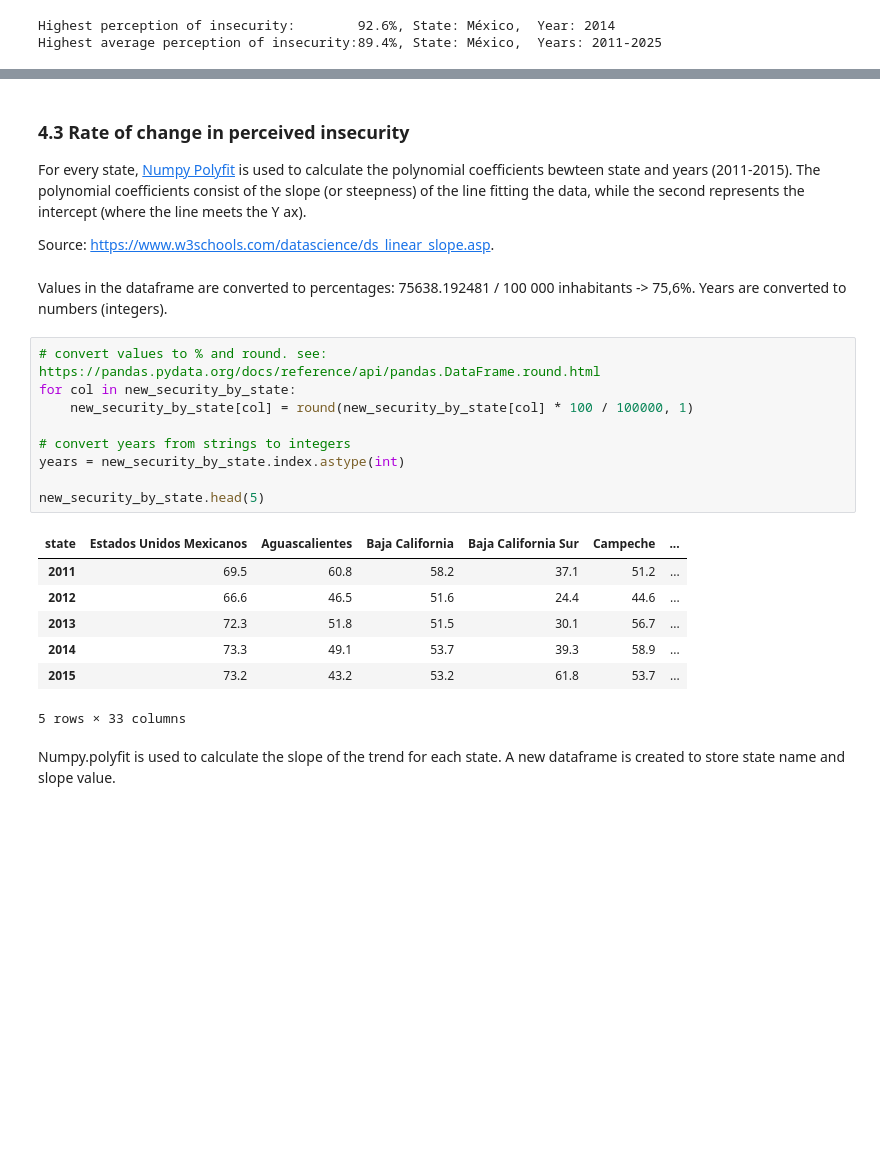
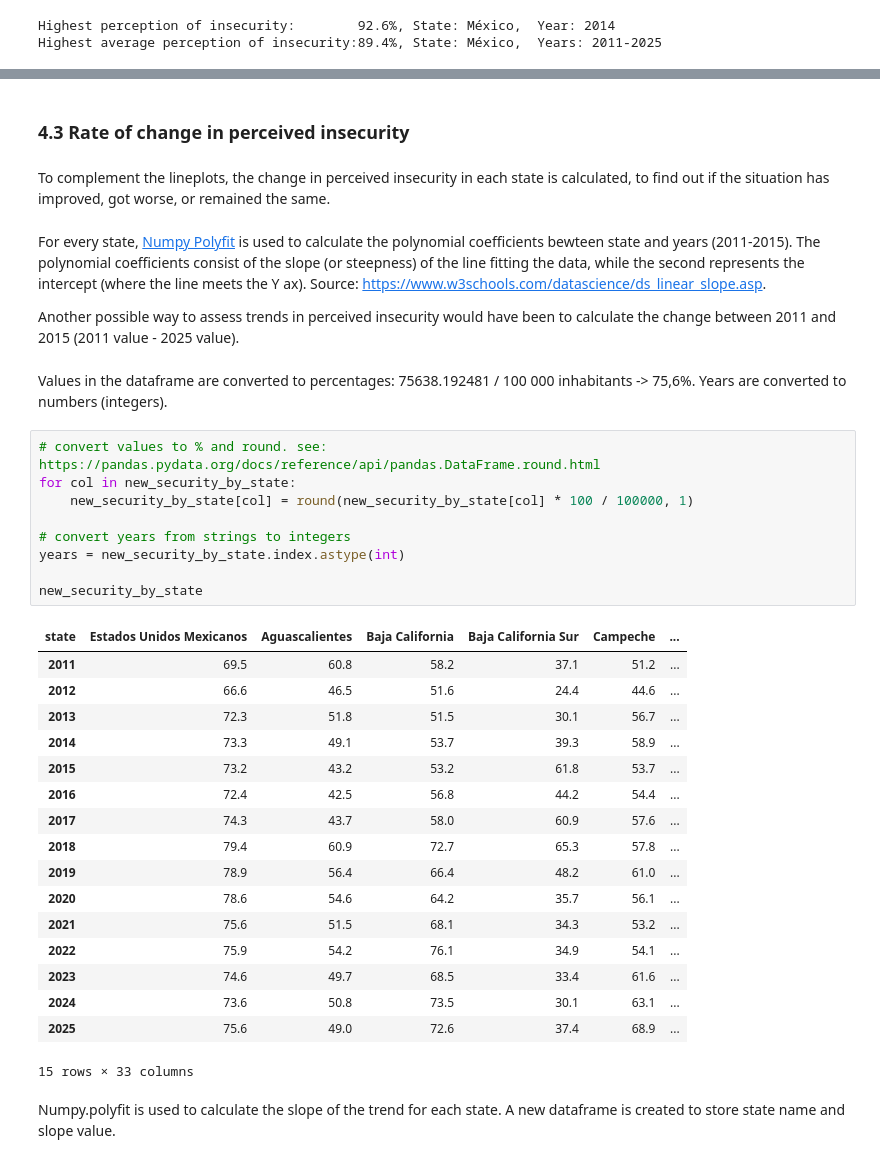
Before and after one commit to irenecelebrin/programming-for-data-analytics, a Jupyter notebook: project/project.ipynb, the cells around one changed output, grey strips where cells are left out. Saved outputs shown, nothing was run; the diff lists cells and outputs as text; blank space fills up the shorter version.

```diff
--- a/project/project.ipynb
+++ b/project/project.ipynb
@@ -632,29 +637,41 @@ To get more insights on individual states, more statistical calculations are car
+# %% [markdown]
+### 4.3 Rate of change in perceived insecurity
+# %% [markdown]
+To complement the lineplots, the change in perceived insecurity in each state is calculated, to find out if the situation has improved, got worse, or remained the same.
 # %% [markdown]
-### 4.3 Rate of change in perceived insecurity
+For every state, [Numpy Polyfit](https://numpy.org/doc/stable/reference/generated/numpy.polyfit.html) is used to calculate the polynomial coefficients bewteen state and years (2011-2015).
+The polynomial coefficients consist of the slope (or steepness) of the line fitting the data, while the second represents the intercept (where the line meets the Y ax). Source: https://www.w3schools.com/datascience/ds_linear_slope.asp.
 
-For every state, [Numpy Polyfit](https://numpy.org/doc/stable/reference/generated/numpy.polyfit.html) is used to calculate the polynomial coefficients bewteen state and years (2011-2015).
-The polynomial coefficients consist of the slope (or steepness) of the line fitting the data, while the second represents the intercept (where the line meets the Y ax).
-
-Source: https://www.w3schools.com/datascience/ds_linear_slope.asp.
+Another possible way to assess trends in perceived insecurity would have been to calculate the change between 2011 and 2015 (2011 value - 2025 value).
 # %% [markdown]
 Values in the dataframe are converted to percentages: 75638.192481 / 100 000 inhabitants -> 75,6%. Years are converted to numbers (integers).
 # %%
 # convert values to % and round. see: https://pandas.pydata.org/docs/reference/api/pandas.DataFrame.round.html
 for col in new_security_by_state:
     new_security_by_state[col] = round(new_security_by_state[col] * 100 / 100000, 1)
 
 # convert years from strings to integers
 years = new_security_by_state.index.astype(int)
 
-new_security_by_state.head(5)
+new_security_by_state
 # %% [output]
 | state | Estados Unidos Mexicanos | Aguascalientes | Baja California | Baja California Sur | Campeche | ... |
 | 2011 | 69.5 | 60.8 | 58.2 | 37.1 | 51.2 | ... |
 | 2012 | 66.6 | 46.5 | 51.6 | 24.4 | 44.6 | ... |
 | 2013 | 72.3 | 51.8 | 51.5 | 30.1 | 56.7 | ... |
 | 2014 | 73.3 | 49.1 | 53.7 | 39.3 | 58.9 | ... |
 | 2015 | 73.2 | 43.2 | 53.2 | 61.8 | 53.7 | ... |
+| 2016 | 72.4 | 42.5 | 56.8 | 44.2 | 54.4 | ... |
+| 2017 | 74.3 | 43.7 | 58.0 | 60.9 | 57.6 | ... |
+| 2018 | 79.4 | 60.9 | 72.7 | 65.3 | 57.8 | ... |
+| 2019 | 78.9 | 56.4 | 66.4 | 48.2 | 61.0 | ... |
+| 2020 | 78.6 | 54.6 | 64.2 | 35.7 | 56.1 | ... |
+| 2021 | 75.6 | 51.5 | 68.1 | 34.3 | 53.2 | ... |
+| 2022 | 75.9 | 54.2 | 76.1 | 34.9 | 54.1 | ... |
+| 2023 | 74.6 | 49.7 | 68.5 | 33.4 | 61.6 | ... |
+| 2024 | 73.6 | 50.8 | 73.5 | 30.1 | 63.1 | ... |
+| 2025 | 75.6 | 49.0 | 72.6 | 37.4 | 68.9 | ... |
-5 rows × 33 columns
+15 rows × 33 columns
 # %% [markdown]
 Numpy.polyfit is used to calculate the slope of the trend for each state. A new dataframe is created to store state name and slope value.
 # %%
```
Also changed, not shown: parts of 18 cells of this notebook, 1 other file.
